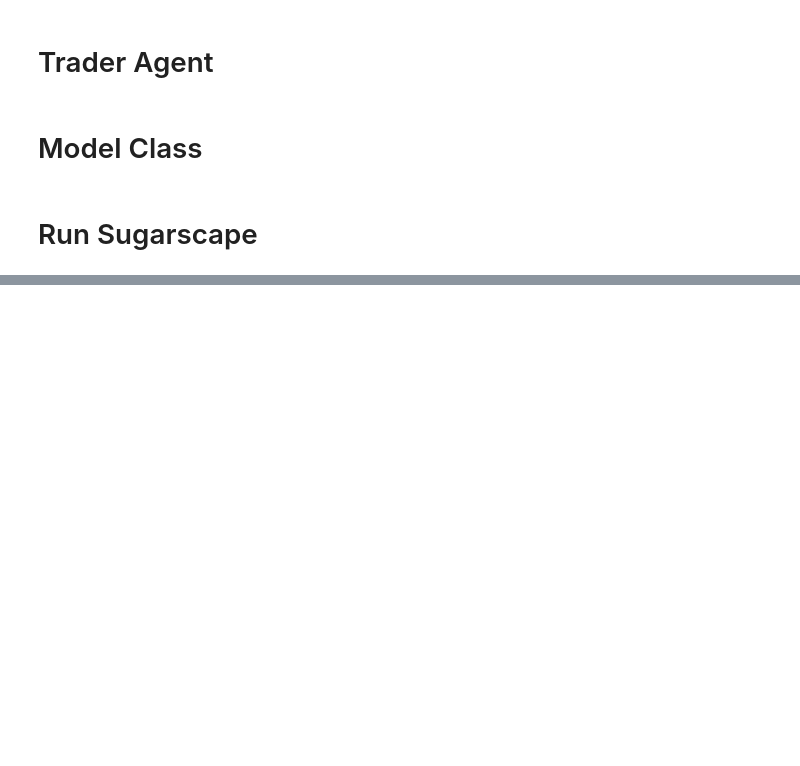
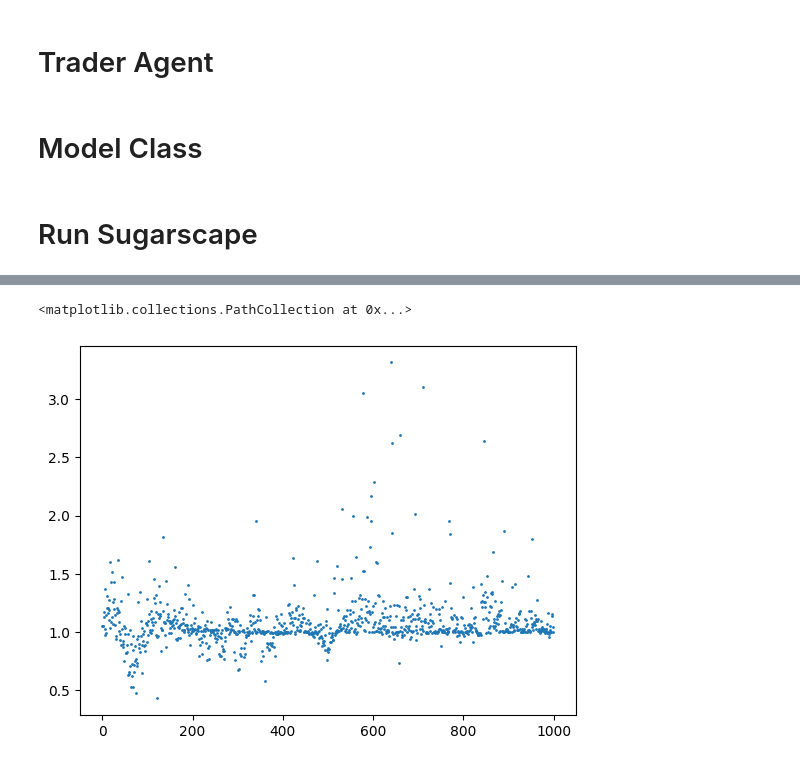
Before and after one commit to batemanrichard/ABMs_in_Python_with_Mesa, a Jupyter notebook: MesaTutorial.ipynb, the cells around one changed output, grey strips where cells are left out. Cells and saved outputs as stored; diff of their text form; code cells hidden in the pictures; blank space fills up the shorter version.

```diff
--- a/MesaTutorial.ipynb
+++ b/MesaTutorial.ipynb
@@ -257,0 +686,9 @@ model.run_model(step_count = 5)
+# %%
+# Plot trade price per step
+y = list(results["Price"])
+x = range(1000)
+
+plt.scatter(x, y , s = 1)
+# %% [output]
+<matplotlib.collections.PathCollection at 0x...>
+[figure, added]
```
Also changed, not shown: parts of 16 cells of this notebook.
